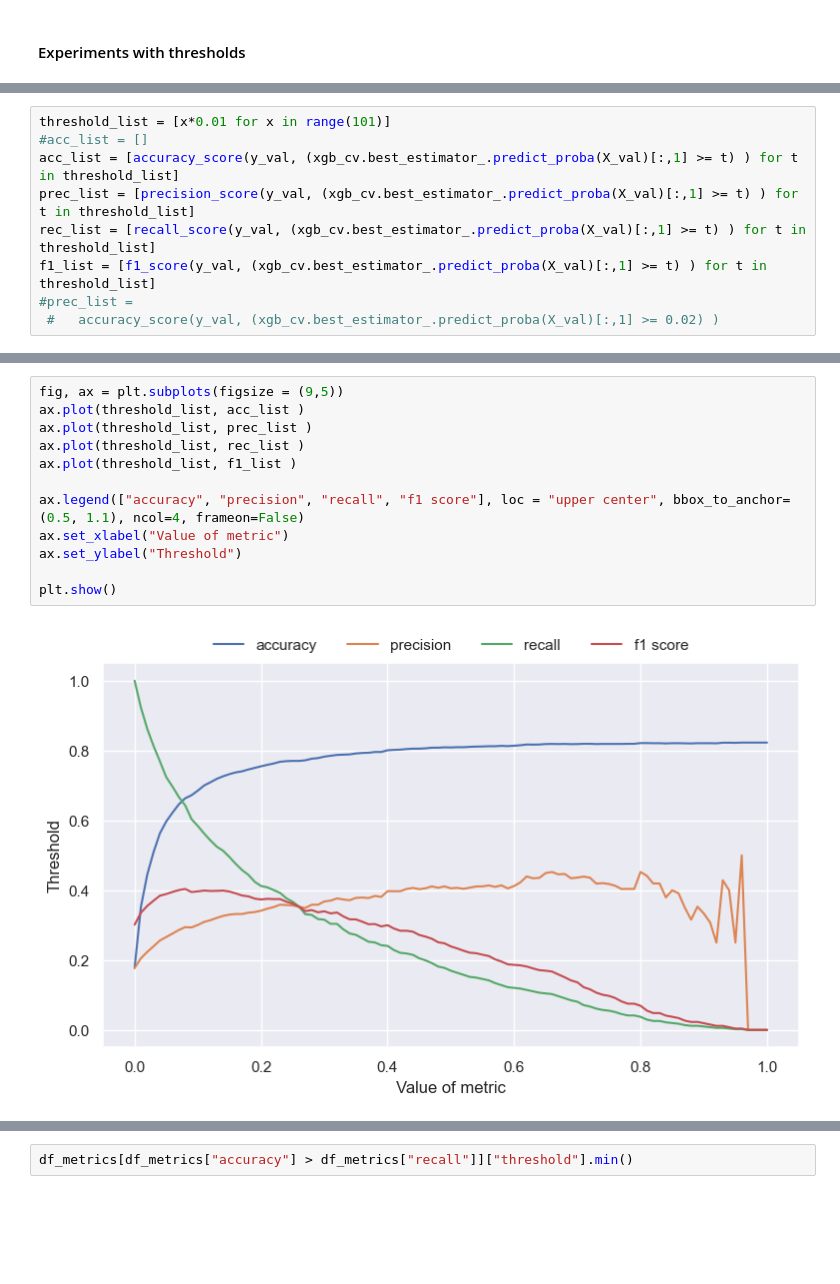
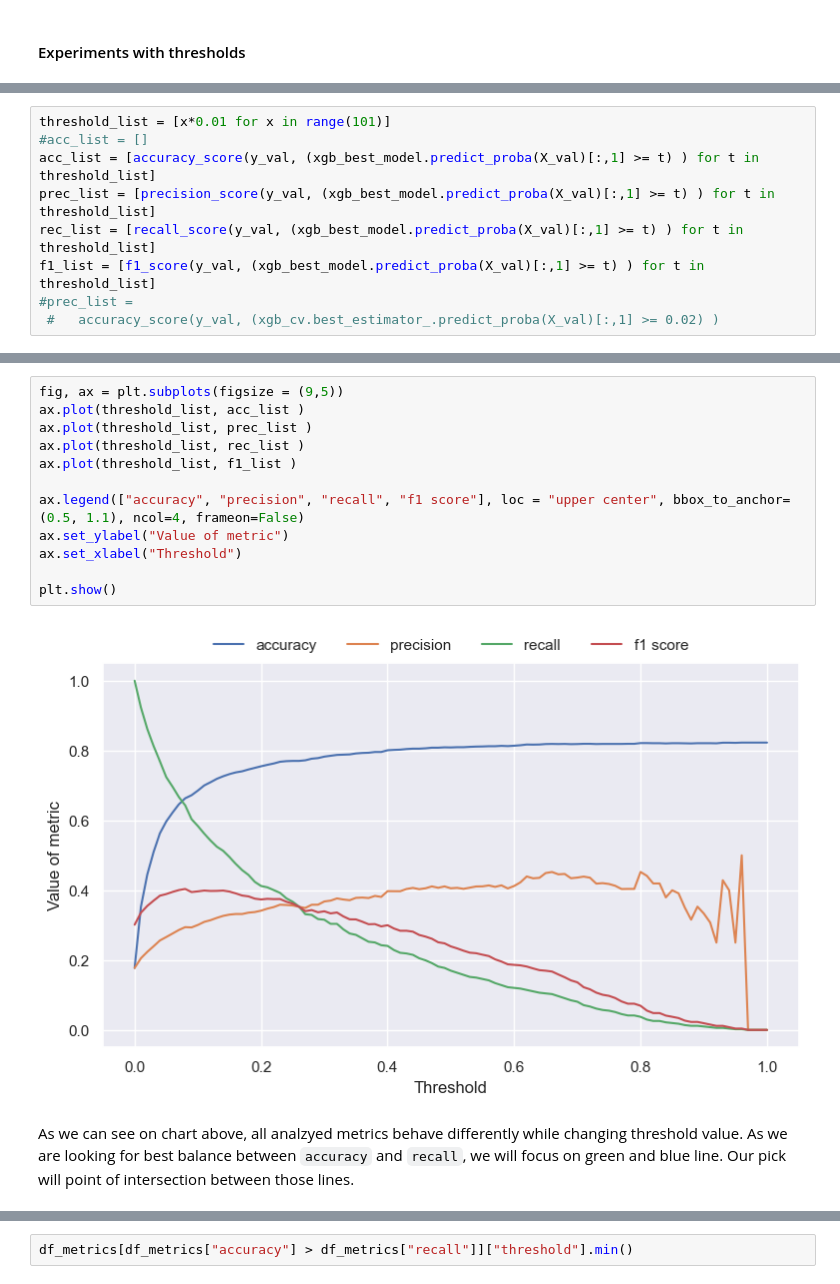
Before and after one commit to Damian-oo/Customer-Churn-Prediction-Waze-app, a Jupyter notebook: Waze Churn Project_full.ipynb, the cells around one changed output, grey strips where cells are left out. Drawn from its saved outputs; the diff is of its cells as text; blank space fills up the shorter version.

```diff
--- a/Waze Churn Project_full.ipynb
+++ b/Waze Churn Project_full.ipynb
@@ -1863,10 +1865,10 @@ xgb_best_model = xgb_cv.best_estimator_
 # %%
 threshold_list = [x*0.01 for x in range(101)]
 #acc_list = []
-acc_list = [accuracy_score(y_val, (xgb_cv.best_estimator_.predict_proba(X_val)[:,1] >= t) ) for t in threshold_list]
-prec_list = [precision_score(y_val, (xgb_cv.best_estimator_.predict_proba(X_val)[:,1] >= t) ) for t in threshold_list]
-rec_list = [recall_score(y_val, (xgb_cv.best_estimator_.predict_proba(X_val)[:,1] >= t) ) for t in threshold_list]
-f1_list = [f1_score(y_val, (xgb_cv.best_estimator_.predict_proba(X_val)[:,1] >= t) ) for t in threshold_list]
+acc_list = [accuracy_score(y_val, (xgb_best_model.predict_proba(X_val)[:,1] >= t) ) for t in threshold_list]
+prec_list = [precision_score(y_val, (xgb_best_model.predict_proba(X_val)[:,1] >= t) ) for t in threshold_list]
+rec_list = [recall_score(y_val, (xgb_best_model.predict_proba(X_val)[:,1] >= t) ) for t in threshold_list]
+f1_list = [f1_score(y_val, (xgb_best_model.predict_proba(X_val)[:,1] >= t) ) for t in threshold_list]
 #prec_list =
  #   accuracy_score(y_val, (xgb_cv.best_estimator_.predict_proba(X_val)[:,1] >= 0.02) )
 # %%
@@ -1890,14 +1892,16 @@ df_metrics
 # %%
 fig, ax = plt.subplots(figsize = (9,5))
 ax.plot(threshold_list, acc_list )
 ax.plot(threshold_list, prec_list )
 ax.plot(threshold_list, rec_list )
 ax.plot(threshold_list, f1_list )
 
 ax.legend(["accuracy", "precision", "recall", "f1 score"], loc = "upper center", bbox_to_anchor=(0.5, 1.1), ncol=4, frameon=False)
-ax.set_xlabel("Value of metric")
-ax.set_ylabel("Threshold")
+ax.set_ylabel("Value of metric")
+ax.set_xlabel("Threshold")
 
 plt.show()
 # %% [output]
-[figure, old version]
+[figure, new version]
+# %% [markdown]
+As we can see on chart above, all analzyed metrics behave differently while changing threshold value. As we are looking for best balance between `accuracy` and `recall`, we will focus on green and blue line. Our pick will point of intersection between those lines.
```
Also changed, not shown: parts of 37 cells of this notebook.
